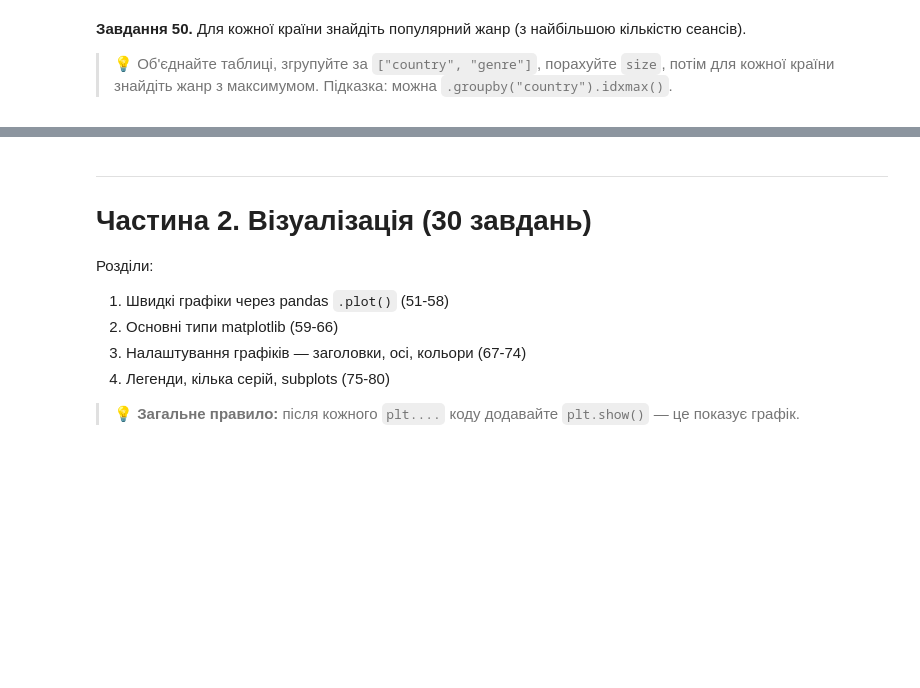
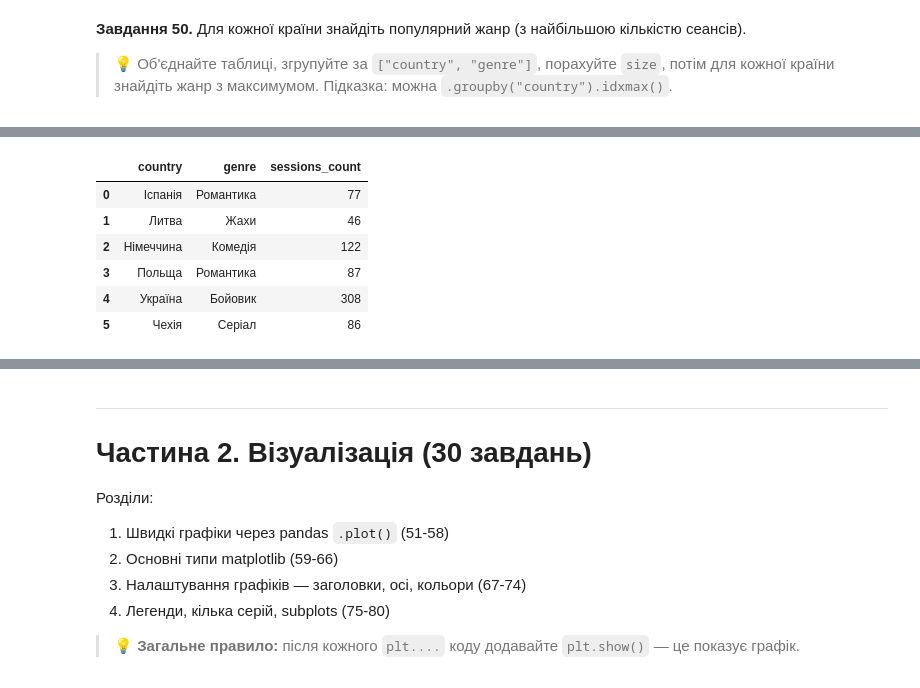
Before and after one commit to DymaStar/DTA_2026, a Jupyter notebook: HW/HW_DimaStar2905Nazar80_"pandas_viz_practice_ipynb".ipynb, the cells around one changed output, grey strips where cells are left out. Saved outputs shown, nothing was run; the diff lists cells and outputs as text; code cells hidden in the pictures; blank space fills up the shorter version.

```diff
--- a/HW/HW_DimaStar2905Nazar80_"pandas_viz_practice_ipynb".ipynb
+++ b/HW/HW_DimaStar2905Nazar80_"pandas_viz_practice_ipynb".ipynb
@@ -971,0 +1067,27 @@ dtype: int64
+# %%
+# Завдання 50
+
+merged = sess.merge(
+    subs[["subscriber_id", "country"]],
+    on="subscriber_id"
+)
+
+country_genre_counts = (
+    merged
+    .groupby(["country", "genre"])
+    .size()
+)
+
+leader_idx = country_genre_counts.groupby("country").idxmax()
+
+popular_genres = country_genre_counts.loc[leader_idx].reset_index(name="sessions_count")
+
+popular_genres
+# %% [output]
+|  | country | genre | sessions_count |
+| 0 | Іспанія | Романтика | 77 |
+| 1 | Литва | Жахи | 46 |
+| 2 | Німеччина | Комедія | 122 |
+| 3 | Польща | Романтика | 87 |
+| 4 | Україна | Бойовик | 308 |
+| 5 | Чехія | Серіал | 86 |
```
Also changed, not shown: parts of 14 cells of this notebook.
